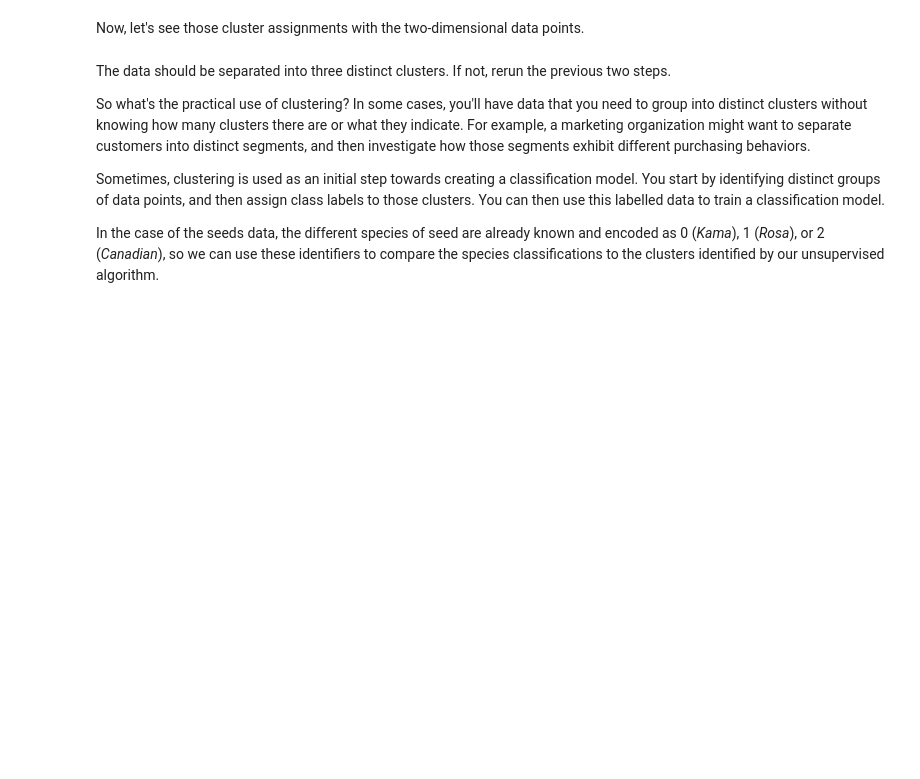
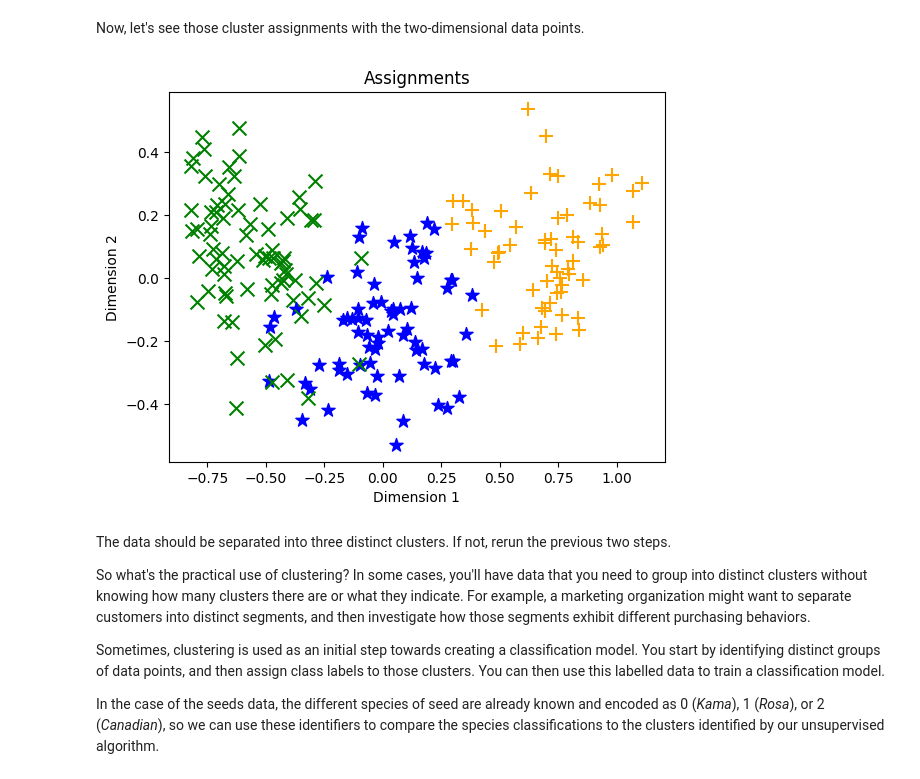
Before and after one commit to hugosouto/coursera-microsoft-azure-ds-specialization, a Jupyter notebook: course-create-ml-models-in-azure/W2L2-train-and-evaluate-clustering-models/02-kmeans-and-hierarchical.ipynb, the cells around one changed output. Drawn from its saved outputs; the diff is of its cells as text; code cells hidden in the pictures; blank space fills up the shorter version.

```diff
--- a/course-create-ml-models-in-azure/W2L2-train-and-evaluate-clustering-models/02-kmeans-and-hierarchical.ipynb
+++ b/course-create-ml-models-in-azure/W2L2-train-and-evaluate-clustering-models/02-kmeans-and-hierarchical.ipynb
@@ -9,12 +14,27 @@ To get started, run the cell below to load our data.
 # %%
 import pandas as pd
 
-# load the training dataset
-!wget https://raw.githubusercontent.com/MicrosoftDocs/mslearn-introduction-to-machine-learning/main/Data/ml-basics/seeds.csv
-data = pd.read_csv('seeds.csv')
+# Load the training dataset
+def csv_to_df(filename, url):
+    '''
+    Load the training dataset with urllib (if needed) into a Pandas dataframe.
+    '''
+
+    try:
+        df = pd.read_csv(filename)
+    except:
+        import urllib.request
+        urllib.request.urlretrieve(url, filename)
+        df = pd.read_csv(filename)
+    return df
+
+filename = 'seeds.csv'
+url = 'https://raw.githubusercontent.com/MicrosoftDocs/mslearn-introduction-to-machine-learning/main/Data/ml-basics/seeds.csv'
+data = csv_to_df(filename, url)
 
 # Display a random sample of 10 observations (just the features)
 features = data[data.columns[0:6]]
+print(data.shape)
 features.sample(10)
 
 from sklearn.preprocessing import MinMaxScaler
@@ -53,20 +96,22 @@ Now, let's see those cluster assignments with the two-dimensional data points.
 # %%
 import matplotlib.pyplot as plt
 %matplotlib inline
 
 def plot_clusters(samples, clusters):
-    col_dic = {0:'blue',1:'green',2:'orange'}
-    mrk_dic = {0:'*',1:'x',2:'+'}
+    col_dic = {0:'green', 1:'orange', 2:'blue'}
+    mrk_dic = {0:'x',1:'+',2:'*'}
     colors = [col_dic[x] for x in clusters]
     markers = [mrk_dic[x] for x in clusters]
     for sample in range(len(clusters)):
         plt.scatter(samples[sample][0], samples[sample][1], color = colors[sample], marker=markers[sample], s=100)
     plt.xlabel('Dimension 1')
     plt.ylabel('Dimension 2')
     plt.title('Assignments')
     plt.show()
 
 plot_clusters(features_2d, km_clusters)
+# %% [output]
+[figure, added]
 # %% [markdown]
 The data should be separated into three distinct clusters. If not, rerun the previous two steps.
 
```
Also changed, not shown: parts of 6 cells of this notebook.
